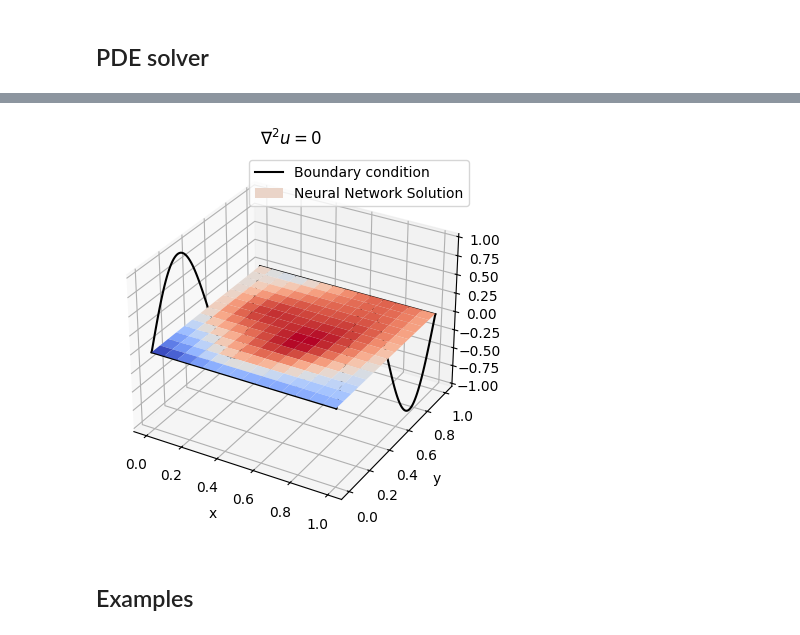
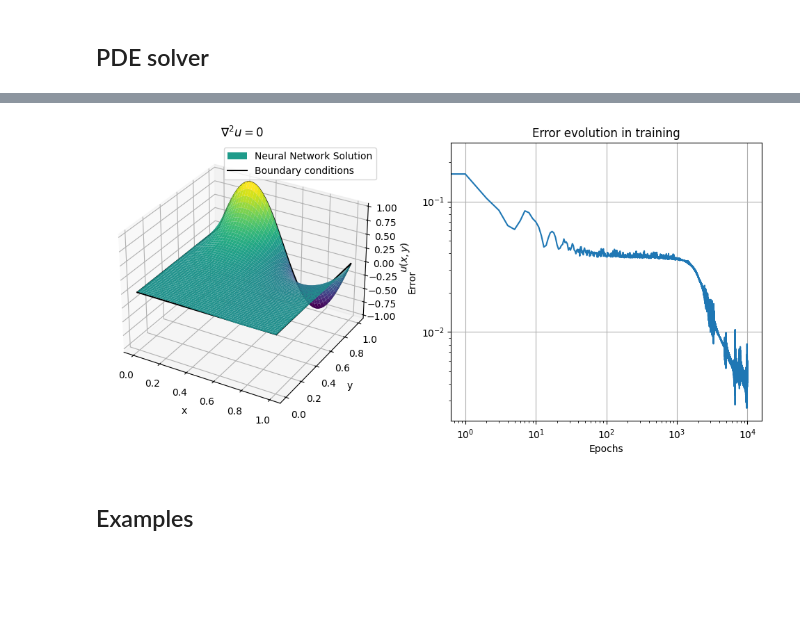
Before and after one commit to SavvasPitsi/ML_the_atom, a Jupyter notebook: Exploration.ipynb, the cells around one changed output, grey strips where cells are left out. Drawn from its saved outputs; the diff is of its cells as text; code cells hidden in the pictures; blank space fills up the shorter version.

```diff
--- a/Exploration.ipynb
+++ b/Exploration.ipynb
@@ -156,5 +154,19 @@ def lossFunctionPDE(model : nn.Module, x : torch.Tensor, b_points : int = 10, la
 
     return (lamb)*(domain_loss)/(1.0 * len(x)) + (1-lamb)*(boundary_loss_x0 + boundary_loss_y0 + boundary_loss_x1 + boundary_loss_y1)/(4.0 * b_points)
+# %%
+def scale_evolution(epochs : int, scales : list, equil_time : int):
+    """
+    Used to provide scaling to the boundary values to be able to approach the full solution in stages.
+    """
+
+    test = (len(scales)+1) * equil_time
+    assert test <= epochs, f"Need more epochs for this equilibration time.  Minimum is {test}"
+
+    s = np.zeros(equil_time)
+    for scale in scales:
+        s = np.concatenate((s, scale*np.ones(equil_time)))
+
+    return np.concatenate((s, np.ones(epochs + 1 - len(s)) ))
 # %%
 model = LaplaceSolver(inp = 2, width = 20)  # Initialize the model
 #optimizer = torch.optim.LBFGS(model.parameters())  # LBFGS optimizer with lr = 1, needs special 'step' treatment
@@ -183,29 +216,48 @@ Epoch 3000, Loss: 0.34776416420936584
 # %%
-pred = model(xy_train).detach().numpy()
-pred = np.reshape(pred,shape=(mesh_length,mesh_length))
-np_x = x_train.detach().numpy()
-np_y = y_train.detach().numpy()
+x_test = torch.linspace(0, 1, 50)
+y_test = torch.linspace(0, 1, 50)
+xy_test = torch.cartesian_prod(x_test, y_test)
 
+pred = model(xy_test).detach().numpy().reshape(50,50)
+
+np_x = x_test.detach().numpy()
+np_y = y_test.detach().numpy()
+np_x, np_y = np.meshgrid(np_x, np_y, indexing='ij')
+
+
+# prepare to plot boundaries
 zeros_b = np.zeros(100)
+ones_b = np.ones(100)
 range_b = np.linspace(0, 1, 100)
-u_b = np.sin(2 * np.pi * y_b)
-ones_b = np.ones(100)
+u_b = np.sin(2* np.pi * range_b)
 
-np_x, np_y = np.meshgrid(np_x, np_y)
 
-fig, ax1 = plt.subplots(subplot_kw={"projection": "3d"})
-ax1.plot(zeros_b, range_b, u_b, color='black', label= 'Boundary condition')
+fig = plt.figure(figsize=(10, 5))
+ax1 = fig.add_subplot(1, 2, 1, projection='3d')
+ax1.plot_surface(np_x, np_y, pred, label="Neural Network Solution", cmap = colmaps.viridis, antialiased=True)
+ax1.plot(zeros_b, range_b, zeros_b, color='black', label= 'Boundary conditions')
 ax1.plot(range_b, zeros_b, zeros_b, color='black')
-ax1.plot(ones_b, range_b, u_b, color='black')
-ax1.plot(range_b, ones_b, zeros_b, color='black')
-ax1.plot_surface(np_x, np_y, pred, label="Neural Network Solution", cmap = colmaps.coolwarm, antialiased=True)
+ax1.plot(ones_b, range_b, zeros_b, color='black')
+ax1.plot(range_b, ones_b, u_b, color='black')
+
 ax1.legend()
 ax1.set_xlabel("x")
 ax1.set_ylabel("y")
+ax1.set_zlabel(r"$u(x,y)$")
 ax1.set_title(r'$\nabla^2{u} = 0$')
 
+ax2 = fig.add_subplot(1, 2, 2)
+ax2.loglog(np.array(errors))
+ax2.set_title("Error evolution in training")
+ax2.set_xlabel("Epochs")
+ax2.set_ylabel("Error")
+# ax2.set_xticks(np.arange(0,epochs+1, step_time))
+# ax2.set_xticklabels(np.arange(0,epochs+1, step_time), rotation=30)
+ax2.grid()
+
+plt.tight_layout()
 plt.show()
 # %% [output]
-[figure, old version]
+[figure, new version]
 # %% [markdown]
 ## Examples
```
Also changed, not shown: parts of 9 cells of this notebook.
